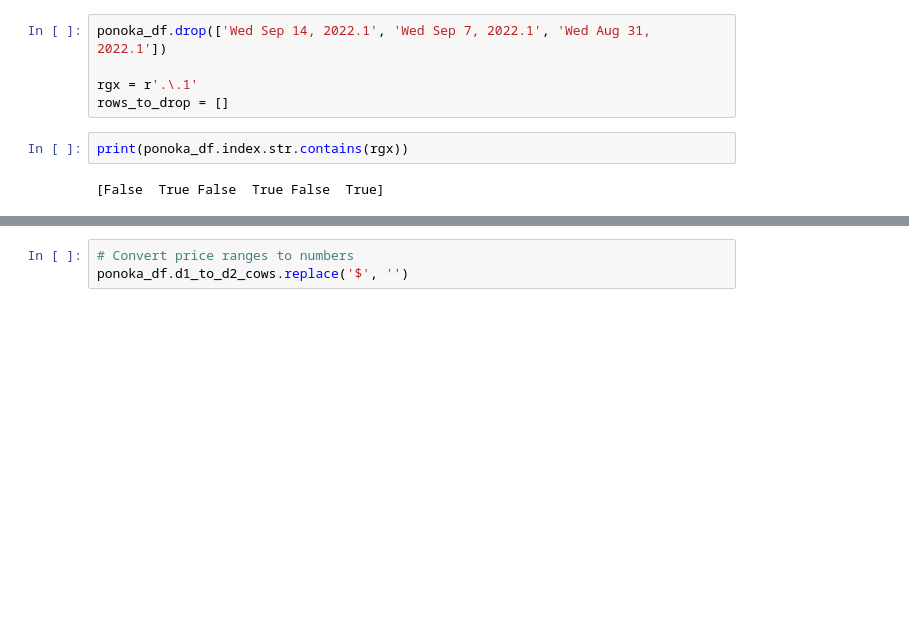
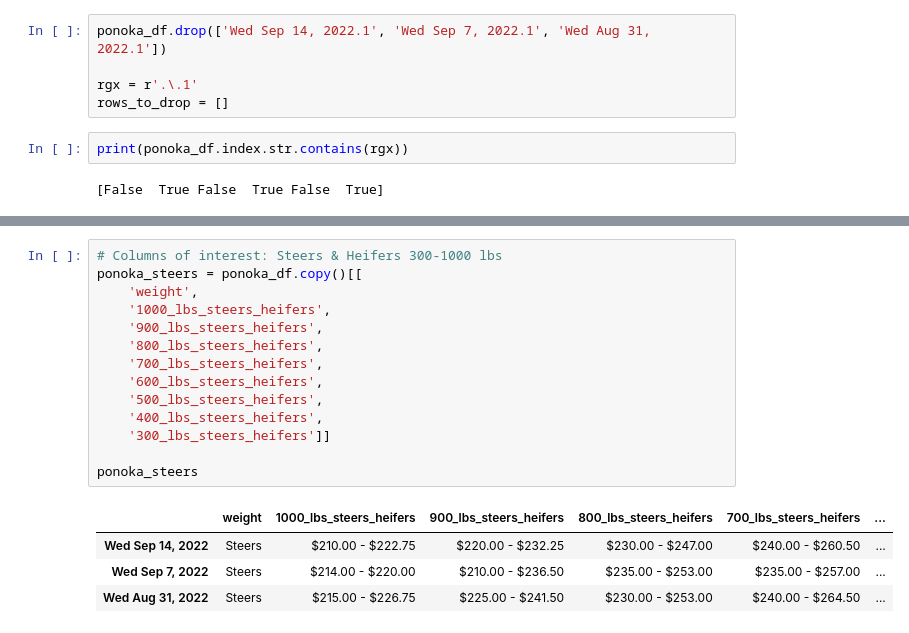
Before and after one commit to tarrencen/rice_farms, a Jupyter notebook: auction_prices.ipynb, the cells around one changed output, grey strips where cells are left out. Drawn from its saved outputs; the diff is of its cells as text; blank space fills up the shorter version.

Commit message:
Targeted columns processing WIP

```diff
--- a/auction_prices.ipynb
+++ b/auction_prices.ipynb
@@ -318,6 +348,22 @@ ponoka_df
 | Wed Sep 14, 2022 | 2716 | Slaughter Cattle | $95.00 - $115.00 | $80.00 - $94.00 | $84.00 - $92.00 | $72.00 - $83.00 | ... |
 | Wed Sep 7, 2022 | 1476 | Slaughter Cattle | $94.00 - $114.00 | $80.00 - $93.00 | $83.00 - $88.00 | $72.00 - $82.00 | ... |
 | Wed Aug 31, 2022 | 3529 | Slaughter Cattle | $100.00 - $120.00 | $85.00 - $99.00 | $88.00 - $94.00 | $74.00 - $87.00 | ... |
-# %%
-# Convert price ranges to numbers
-ponoka_df.d1_to_d2_cows.replace('$', '')
+# %%
+# Columns of interest: Steers & Heifers 300-1000 lbs
+ponoka_steers = ponoka_df.copy()[[
+    'weight',
+    '1000_lbs_steers_heifers',
+    '900_lbs_steers_heifers',
+    '800_lbs_steers_heifers',
+    '700_lbs_steers_heifers',
+    '600_lbs_steers_heifers',
+    '500_lbs_steers_heifers',
+    '400_lbs_steers_heifers',
+    '300_lbs_steers_heifers']]
+
+ponoka_steers
+# %% [output]
+|  | weight | 1000_lbs_steers_heifers | 900_lbs_steers_heifers | 800_lbs_steers_heifers | 700_lbs_steers_heifers | ... |
+| Wed Sep 14, 2022 | Steers | $210.00 - $222.75 | $220.00 - $232.25 | $230.00 - $247.00 | $240.00 - $260.50 | ... |
+| Wed Sep 7, 2022 | Steers | $214.00 - $220.00 | $210.00 - $236.50 | $235.00 - $253.00 | $235.00 - $257.00 | ... |
+| Wed Aug 31, 2022 | Steers | $215.00 - $226.75 | $225.00 - $241.50 | $230.00 - $253.00 | $240.00 - $264.50 | ... |
```
Also changed, not shown: parts of 5 cells of this notebook.
